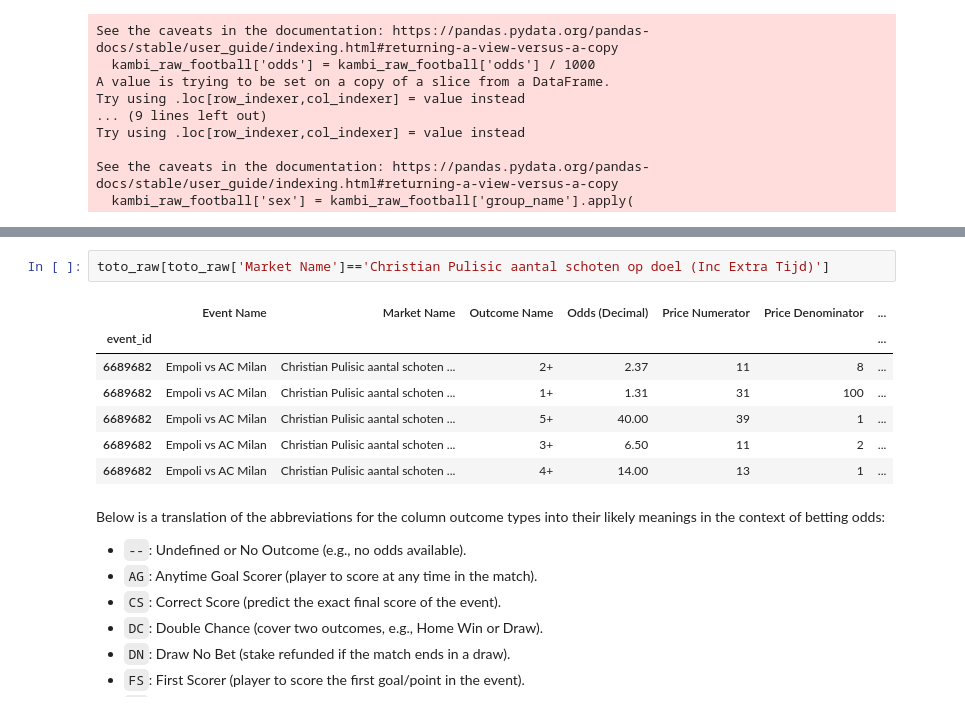
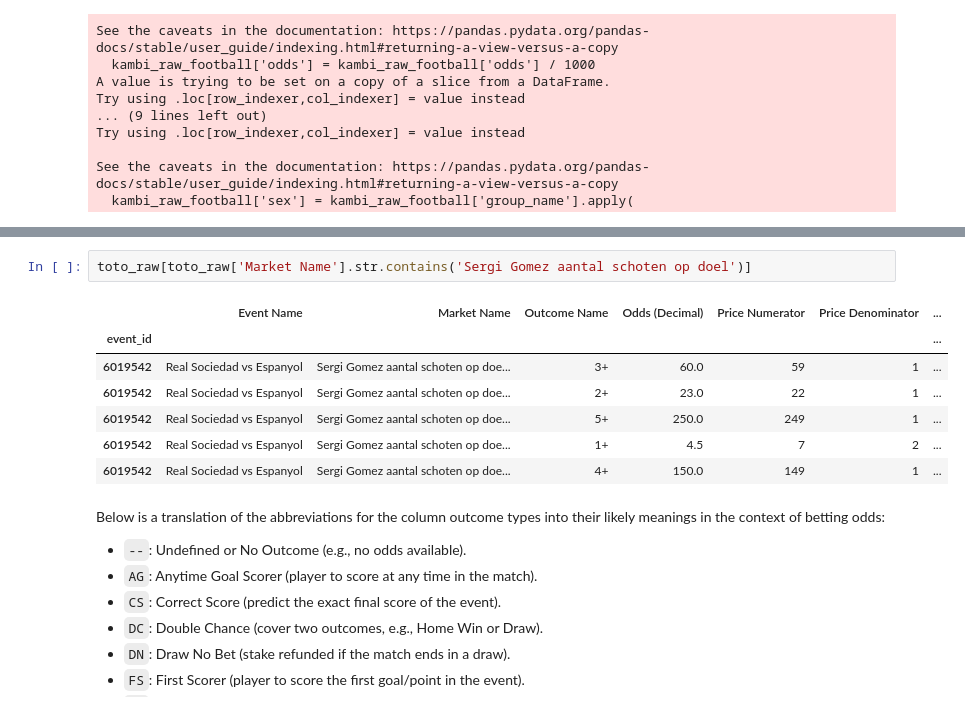
Before and after one commit to carpedimi/ArbitrageBets_sms, a Jupyter notebook: ArbSignal_Football_dev.ipynb, the cells around one changed output, grey strips where cells are left out. Saved outputs shown, nothing was run; the diff lists cells and outputs as text.

```diff
--- a/ArbSignal_Football_dev.ipynb
+++ b/ArbSignal_Football_dev.ipynb
@@ -81,13 +98,13 @@ See the caveats in the documentation: https://pandas.pydata.org/pandas-docs/stab
 # %%
-toto_raw[toto_raw['Market Name']=='Christian Pulisic aantal schoten op doel (Inc Extra Tijd)']
+toto_raw[toto_raw['Market Name'].str.contains('Sergi Gomez aantal schoten op doel')]
 # %% [output]
 |  | Event Name | Market Name | Outcome Name | Odds (Decimal) | Price Numerator | Price Denominator | ... |
 | event_id |  |  |  |  |  |  | ... |
-| 6689682 | Empoli vs AC Milan | Christian Pulisic aantal schoten ... | 2+ | 2.37 | 11 | 8 | ... |
-| 6689682 | Empoli vs AC Milan | Christian Pulisic aantal schoten ... | 1+ | 1.31 | 31 | 100 | ... |
-| 6689682 | Empoli vs AC Milan | Christian Pulisic aantal schoten ... | 5+ | 40.00 | 39 | 1 | ... |
-| 6689682 | Empoli vs AC Milan | Christian Pulisic aantal schoten ... | 3+ | 6.50 | 11 | 2 | ... |
-| 6689682 | Empoli vs AC Milan | Christian Pulisic aantal schoten ... | 4+ | 14.00 | 13 | 1 | ... |
+| 6019542 | Real Sociedad vs Espanyol | Sergi Gomez aantal schoten op doe... | 3+ | 60.0 | 59 | 1 | ... |
+| 6019542 | Real Sociedad vs Espanyol | Sergi Gomez aantal schoten op doe... | 2+ | 23.0 | 22 | 1 | ... |
+| 6019542 | Real Sociedad vs Espanyol | Sergi Gomez aantal schoten op doe... | 5+ | 250.0 | 249 | 1 | ... |
+| 6019542 | Real Sociedad vs Espanyol | Sergi Gomez aantal schoten op doe... | 1+ | 4.5 | 7 | 2 | ... |
+| 6019542 | Real Sociedad vs Espanyol | Sergi Gomez aantal schoten op doe... | 4+ | 150.0 | 149 | 1 | ... |
 # %% [markdown]
 Below is a translation of the abbreviations for the column outcome types into their likely meanings in the context of betting odds:
 
```
Also changed, not shown: parts of 21 cells of this notebook, 4 other files.
